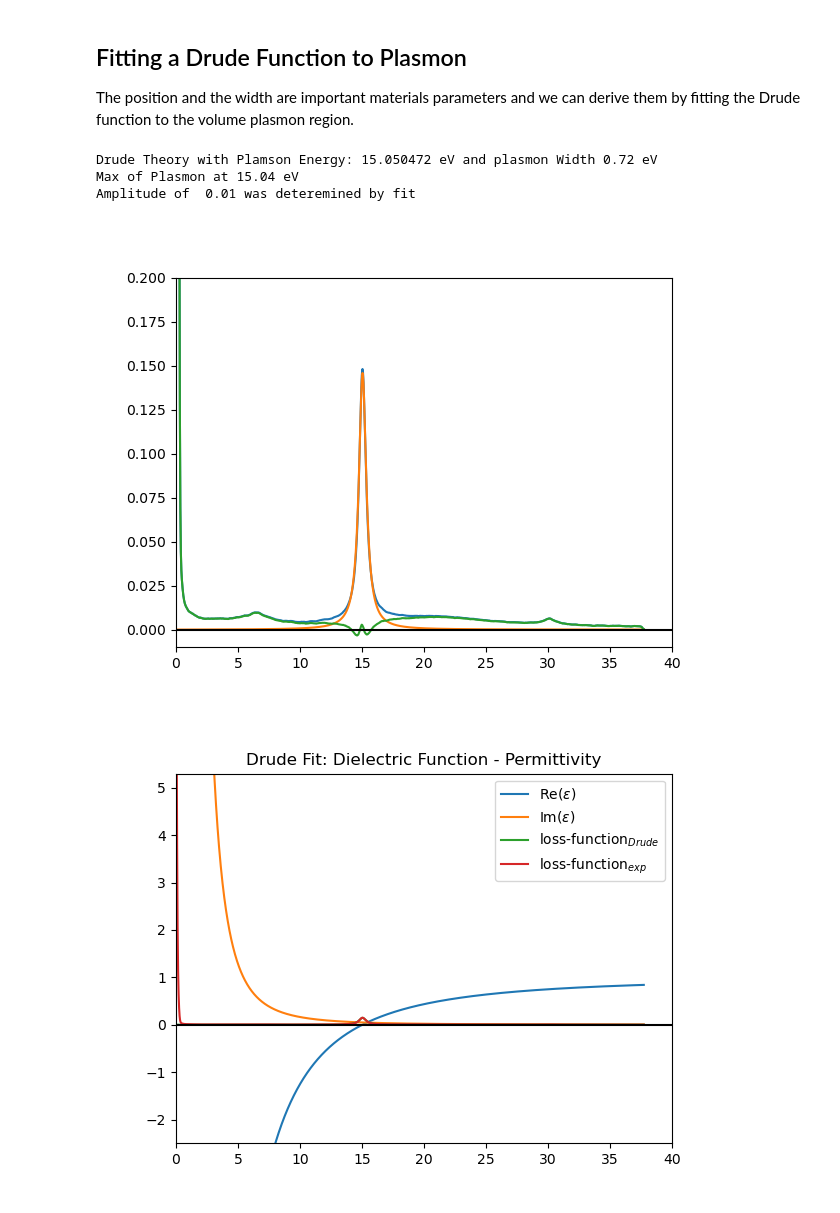
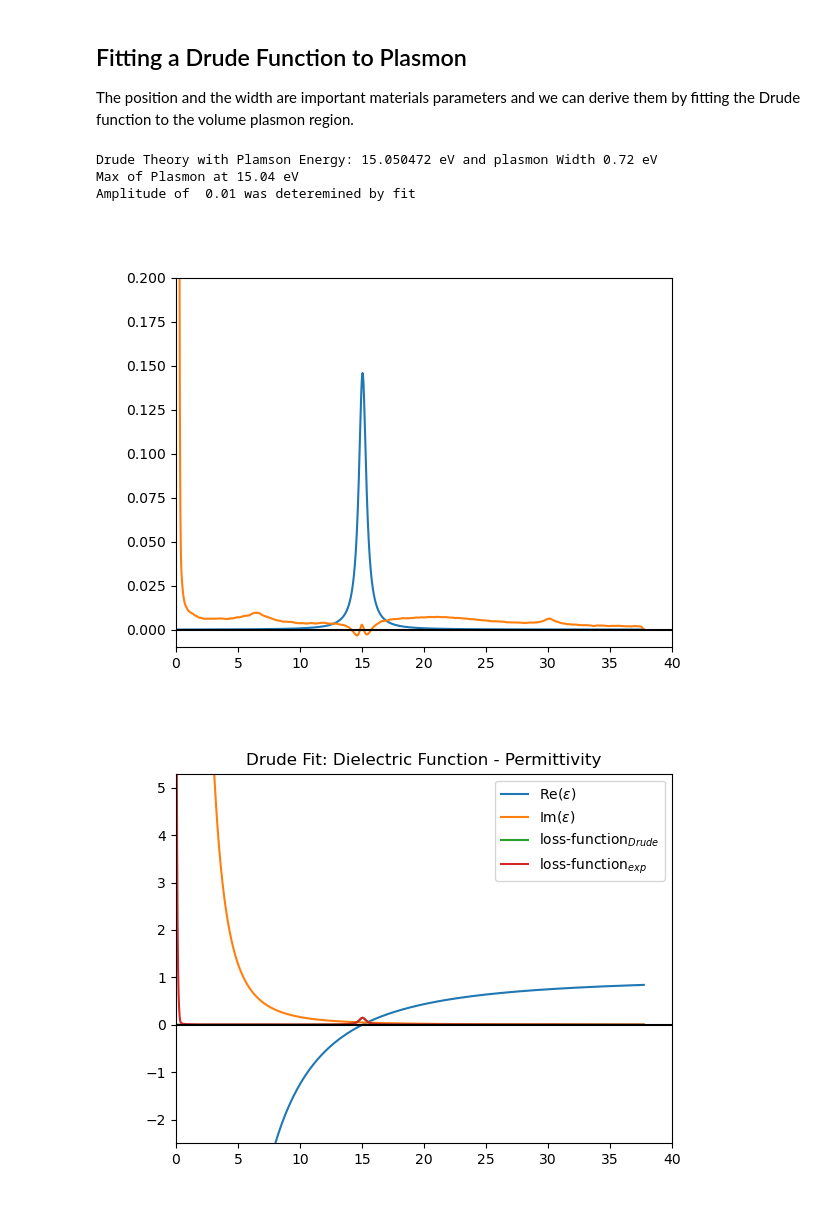
Before and after one commit to gduscher/MLSTEM2025, a Jupyter notebook: Day3/4_Low_Loss_EELS.ipynb, the cells around one changed output. Cells and saved outputs as stored; diff of their text form; code cells hidden in the pictures.

```diff
--- a/Day3/4_Low_Loss_EELS.ipynb
+++ b/Day3/4_Low_Loss_EELS.ipynb
@@ -206,7 +190,7 @@ view = eels_dataset.plot()
 width = 30
 
 spectrum = eels_dataset
-energy_scale = eels_dataset.energy_loss
+energy_scale = np.array(eels_dataset.energy_loss)
 startx = np.argmax(spectrum)
 endx = startx+width
 startx = startx-width
@@ -237,7 +221,7 @@ center1, amplitude1, width1, center2, amplitude2, width2 = pZL
 err = (y - eels_tools.zl_func(x, center1, amplitude1, width1, center2, amplitude2, width2))/np.sqrt(np.abs(y))
 print (f'Goodness of Fit: {sum(err**2)/len(y)/spectrum.sum()*1e2:.5}%')
 
-zLoss = eels_tools.zl_func(energy_scale, center1, amplitude1, width1, center2, amplitude2, width2)
+zLoss = eels_tools.zl_func(np.array(energy_scale), center1, amplitude1, width1, center2, amplitude2, width2)
 # %% [output]
 dask.array<sub, shape=(), dtype=int64, chunksize=(), chunktype=numpy.ndarray> dask.array<add, shape=(), dtype=int64, chunksize=(), chunktype=numpy.ndarray> dask.array<sub, shape=(), dtype=int64, chunk ...
 Energy range for fit of zero-loss: -0.73 to 0.48
@@ -341,7 +325,7 @@ FWHM, energy_shift = eels_tools.get_channel_zero(np.array(eels_dataset), eels_da
 
 print(f'Zero Loss with energy resolution of {FWHM:.2f} eV at position {energy_shift:.3f} eV')
 eels_dataset.energy_loss -= energy_shift
-
+eels_dataset.energy_loss.dimension_type = 'spectral'
 zero_loss  = eels_tools.get_resolution_functions(eels_dataset)
 
 plt.figure()
@@ -581,12 +565,12 @@ def Drude(E,E_p,E_w):
     elf = (-1/eps).imag
     return eps,elf
 
-eps,elf = Drude(energy_scale, plasmon_energy, plasmon_gamma)
+eps,elf = Drude(energy_scale.values, plasmon_energy, plasmon_gamma)
 
 plt.figure()
-plt.plot(energy_scale, eps.real, label='Re($\epsilon_{Drude}$)')
-plt.plot(energy_scale, eps.imag, label='Im($\epsilon_{Drude}$)')
-plt.plot(energy_scale, elf, label='loss function$_{Drude}$')
+plt.plot(energy_scale.values, eps.real, label='Re($\epsilon_{Drude}$)')
+plt.plot(energy_scale.values, eps.imag, label='Im($\epsilon_{Drude}$)')
+plt.plot(energy_scale.values, elf, label='loss function$_{Drude}$')
 plt.plot([0,energy_scale[-1]],[0,0],c='black')
 
 plt.legend()
@@ -607,40 +591,40 @@ def Drude(E,Ep,Ew):
     eps = 1 - Ep**2/(E**2+Ew**2) +1j* Ew* Ep**2/E/(E**2+Ew**2)
     elf = (-1/eps).imag
     return eps,elf
 
 def errfDrude(p, y, x):
     eps,elf = Drude(x,p[0],p[1])
     err = y - p[2]*elf
     #print (p,sum(np.abs(err)))
     return np.abs(err)#/np.sqrt(y)
 
 
 pin2 = np.array([15,1,.7])
-E = energy_scale
-startFit =np.argmin(abs(energy_scale-13))
-endFit = np.argmin(abs(energy_scale-18))
+E = energy_scale.values
+startFit =np.argmin(abs(energy_scale.values-13))
+endFit = np.argmin(abs(energy_scale.values-18))
 
-p2, lsq = leastsq(errfDrude, pin2, args=(eels_dataset[startFit:endFit], energy_scale[startFit:endFit]), maxfev=2000)
+p2, lsq = leastsq(errfDrude, pin2, args=(np.array(eels_dataset)[startFit:endFit], np.array(energy_scale)[startFit:endFit]), maxfev=2000)
 
-eps, elf =Drude(energy_scale,p2[0],p2[1])
+eps, elf =Drude(energy_scale.values,p2[0],p2[1])
 drudePSD = p2[2]* elf
 plt.figure()
 
-plt.plot(energy_scale,eels_dataset)
+#plt.plot(energy_scale,eels_dataset)
 plt.plot(energy_scale,drudePSD)
 plt.plot(energy_scale,eels_dataset-drudePSD)
 plt.axhline(0, color='black')
 
 plt.gca().set_xlim(0,40)
 plt.gca().set_ylim(-0.01,0.2)
 print(f"Drude Theory with Plamson Energy: {p2[0]:2f} eV and plasmon Width {p2[1]:.2f} eV")
 print(f"Max of Plasmon at {energy_scale[drudePSD.argmax(0)]:.2f} eV")
 print(f"Amplitude of  {p2[2]:.2f} was deteremined by fit ")
 # %% [output]
 Drude Theory with Plamson Energy: 15.050472 eV and plasmon Width 0.72 eV
 Max of Plasmon at 15.04 eV
 Amplitude of  0.01 was deteremined by fit
-[figure, old version]
+[figure, new version]
 # %%
 plt.figure()
 plt.title ('Drude Fit: Dielectric Function - Permittivity')
```
Also changed, not shown: parts of 8 cells of this notebook, 4 other files.
